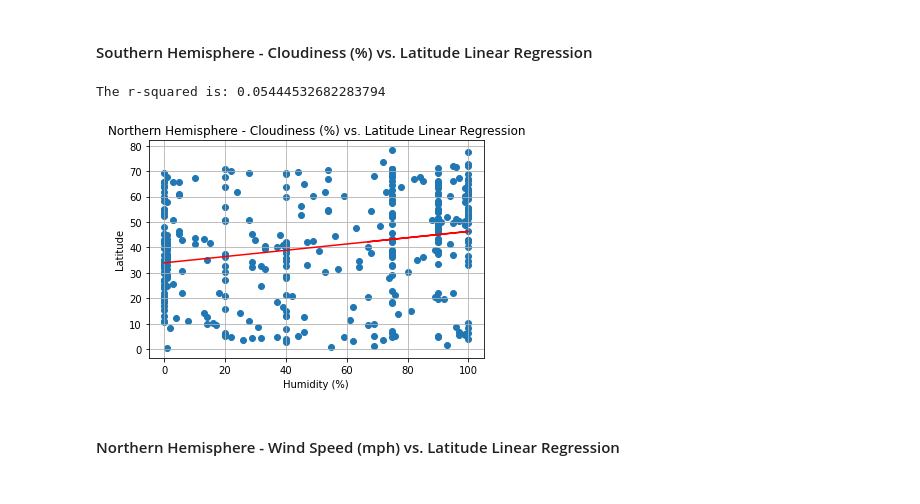
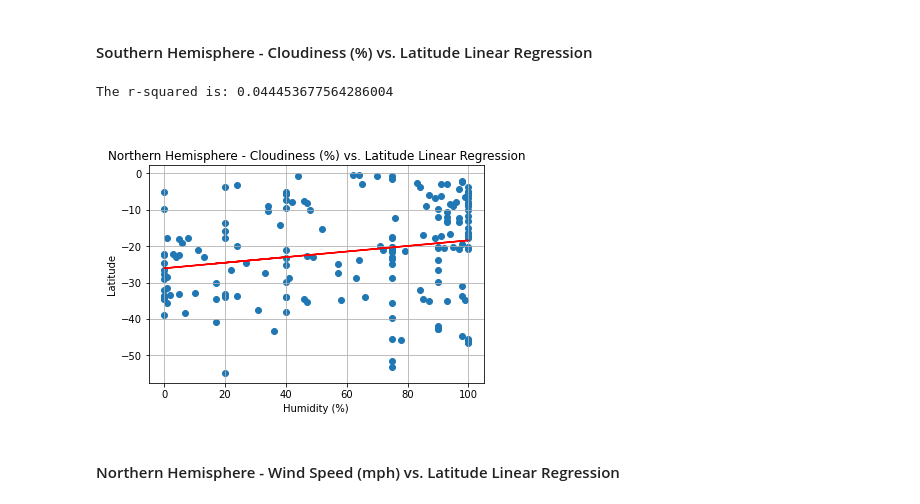
Before and after one commit to jdmerryman88/python-api-challenge, a Jupyter notebook: starter_code/WeatherPy/WeatherPy.ipynb, the cells around one changed output. Cells and saved outputs as stored; diff of their text form; code cells hidden in the pictures.

```diff
--- a/starter_code/WeatherPy/WeatherPy.ipynb
+++ b/starter_code/WeatherPy/WeatherPy.ipynb
@@ -376,22 +376,22 @@ The r-squared is: 0.05444532682283794
 # %% [markdown]
 ####  Southern Hemisphere - Cloudiness (%) vs. Latitude Linear Regression
 # %%
-x_values = northern_hemi['Cloudiness']
-y_values = northern_hemi['Lat']
+x_values = southern_hemi['Cloudiness']
+y_values = southern_hemi['Lat']
 (slope, intercept, rvalue, pvalue, stderr) = linregress(x_values, y_values)
 regress_values = x_values * slope + intercept
 line_eq = "y = " + str(round(slope,2)) + "x + " + str(round(intercept,2))
 plt.scatter(x_values,y_values)
 plt.plot(x_values,regress_values,"r-")
 plt.grid()
 plt.title('Northern Hemisphere - Cloudiness (%) vs. Latitude Linear Regression')
 plt.annotate(line_eq,(-20,10),fontsize=15,color="red")
 plt.xlabel('Humidity (%)')
 plt.ylabel('Latitude')
 print(f"The r-squared is: {rvalue**2}")
 plt.show()
 # %% [output]
-The r-squared is: 0.05444532682283794
+The r-squared is: 0.044453677564286004
-[figure, old version]
+[figure, new version]
 # %% [markdown]
 ####  Northern Hemisphere - Wind Speed (mph) vs. Latitude Linear Regression
```
Also changed, not shown: parts of 2 cells of this notebook.
